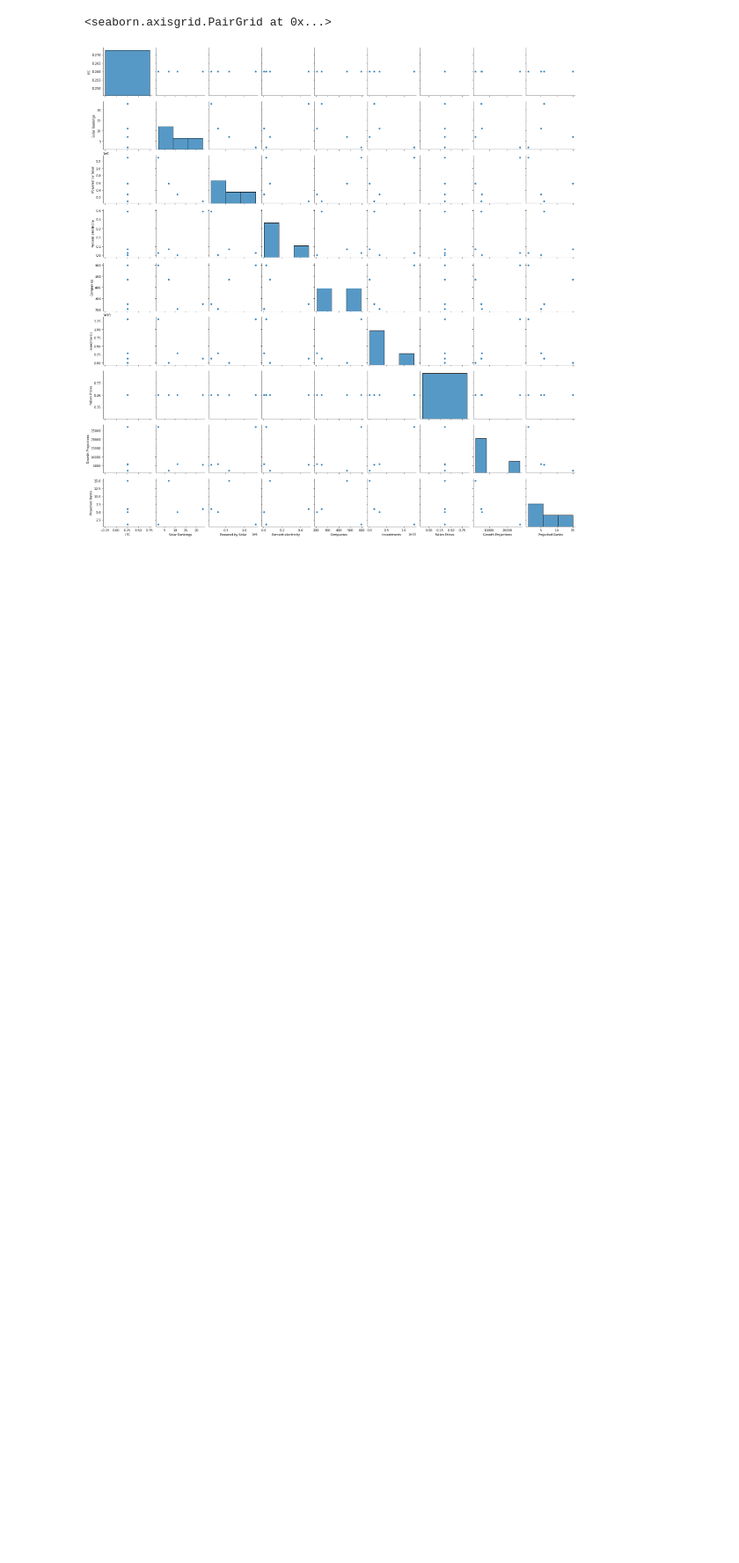
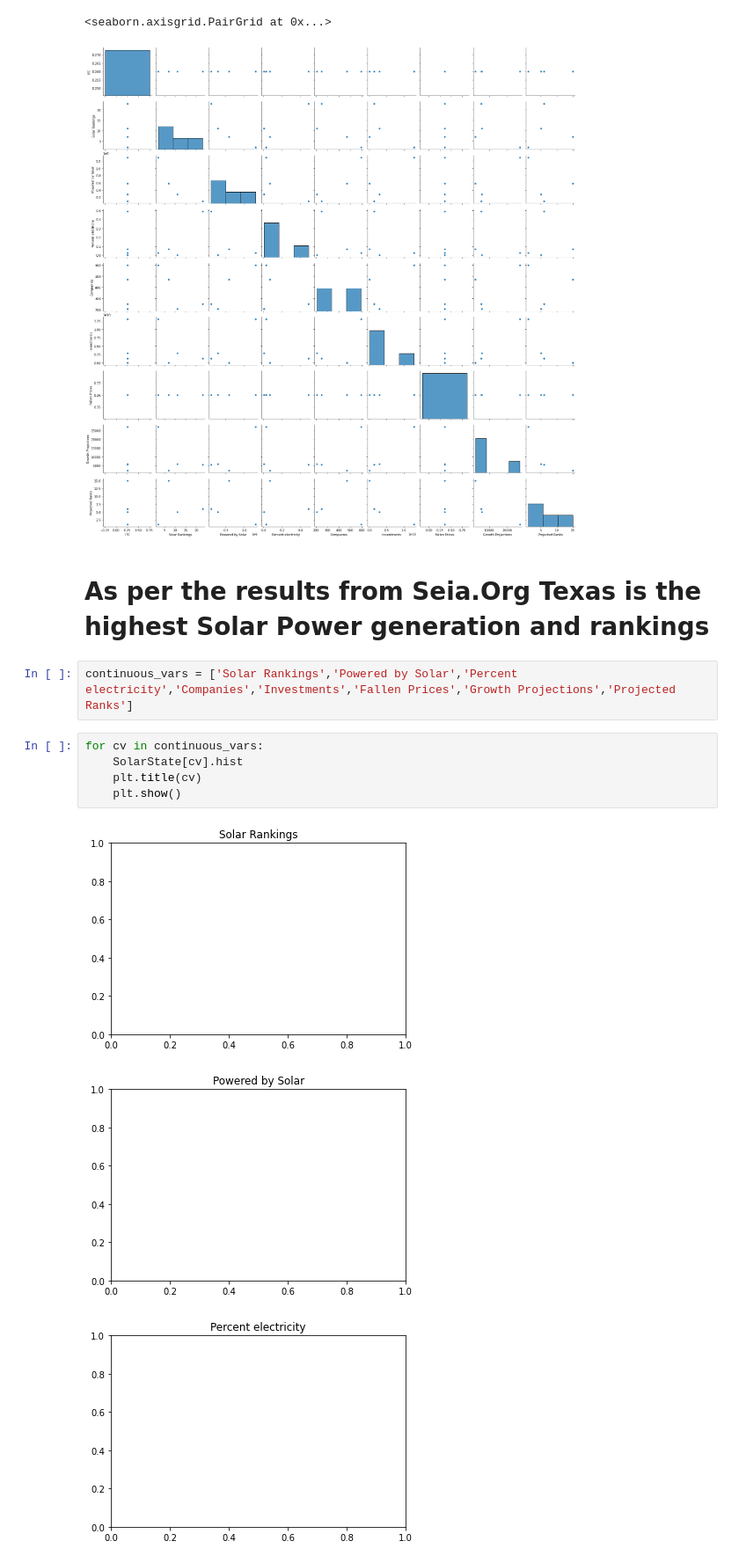
Before and after one commit to aricam/Final_Project, a Jupyter notebook: SolarState.ipynb, the cells around one changed output. Shown at 88% size. Saved outputs shown, nothing was run; the diff lists cells and outputs as text; blank space fills up the shorter version.

```diff
--- a/SolarState.ipynb
+++ b/SolarState.ipynb
@@ -25,3 +29,16 @@ sns.pairplot(SolarState)
 # %% [output]
 <seaborn.axisgrid.PairGrid at 0x...>
 [figure]
+# %% [markdown]
+# As per the results from Seia.Org Texas is the highest Solar Power generation and rankings
+# %%
+continuous_vars = ['Solar Rankings','Powered by Solar','Percent electricity','Companies','Investments','Fallen Prices','Growth Projections','Projected Ranks']
+# %%
+for cv in continuous_vars:
+    SolarState[cv].hist
+    plt.title(cv)
+    plt.show()
+# %% [output]
+[figure, added]
+[figure, added]
+[figure, added]
```
Also changed, not shown: parts of 3 cells of this notebook.
